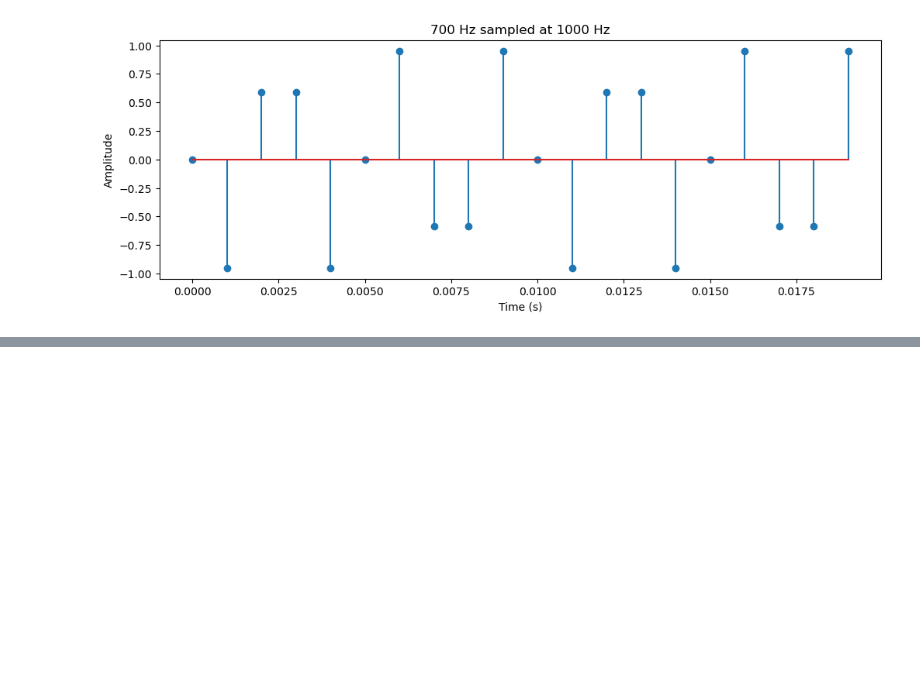
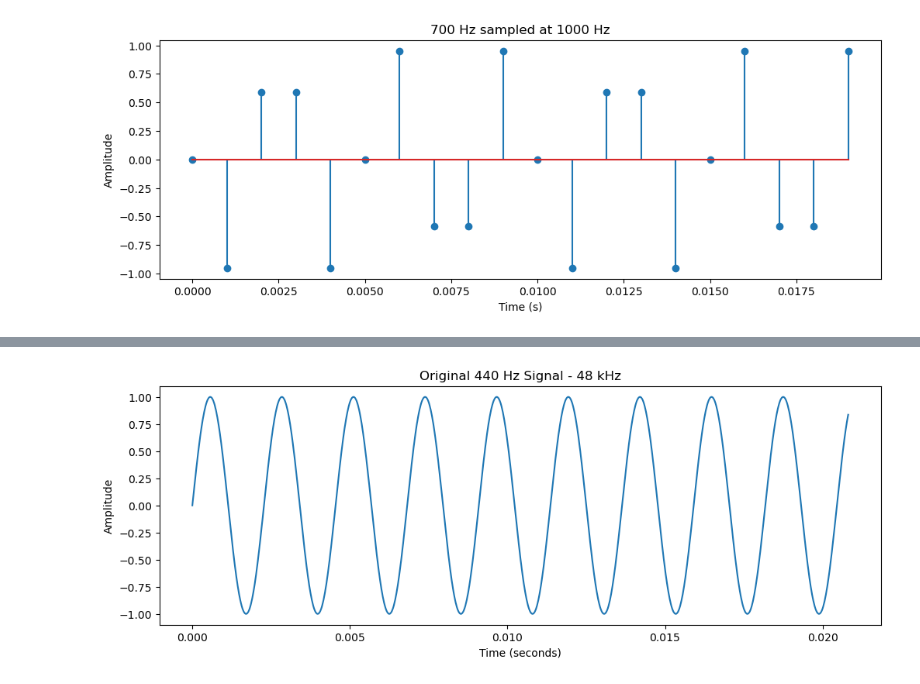
Before and after one commit to ZoroZoro95/Audio-For-ML, a Jupyter notebook: 5_General_theory_and_observations/Resampling_and_AntiAliasing_Filter.ipynb, the cells around one changed output, grey strips where cells are left out. Cells and saved outputs as stored; diff of their text form; code cells hidden in the pictures; blank space fills up the shorter version.

Commit message:
new chapter : anti-aliasing filter and resampling

```diff
--- a/5_General_theory_and_observations/Resampling_and_AntiAliasing_Filter.ipynb
+++ b/5_General_theory_and_observations/Resampling_and_AntiAliasing_Filter.ipynb
@@ -56,0 +309,88 @@ Nyquist frequency: 500.0
+# %%
+import numpy as np
+
+import matplotlib.pyplot as plt
+
+import librosa
+
+original_sr = 48000
+target_sr = 16000
+
+duration = 1.0
+frequency = 440
+
+N = int(original_sr * duration)
+
+time = np.arange(N) / original_sr
+
+signal = np.sin(
+    2 * np.pi * frequency * time
+)
+
+print("Original sample rate:", original_sr)
+print("Original samples:", len(signal))
+print(
+    "Original duration:",
+    len(signal) / original_sr
+)
+
+#resampling the signal to a 16khz signal
+
+resampled_signal = librosa.resample(
+    signal,
+    orig_sr=original_sr,
+    target_sr=target_sr
+)
+
+print()
+
+print("New sample rate:", target_sr)
+print("New samples:", len(resampled_signal))
+print(
+    "New duration:",
+    len(resampled_signal) / target_sr
+)
+
+# --------------------------------------------------
+# Time axis for new signal
+# --------------------------------------------------
+
+new_time = (
+    np.arange(len(resampled_signal))
+    / target_sr
+)
+
+# --------------------------------------------------
+# Plot original
+# --------------------------------------------------
+
+plt.figure(figsize=(12, 4))
+
+plt.plot(
+    time[:1000],
+    signal[:1000]
+)
+
+plt.title("Original 440 Hz Signal - 48 kHz")
+plt.xlabel("Time (seconds)")
+plt.ylabel("Amplitude")
+
+plt.show()
+
+# --------------------------------------------------
+# Plot resampled
+# --------------------------------------------------
+
+plt.figure(figsize=(12, 4))
+
+plt.plot(
+    new_time[:350],
+    resampled_signal[:350]
+)
+
+plt.title("Resampled 440 Hz Signal - 16 kHz")
+plt.xlabel("Time (seconds)")
+plt.ylabel("Amplitude")
+
+plt.show()
+# %% [output]
@@ -56,0 +404 @@ Nyquist frequency: 500.0
+[figure, added]
```
Also changed, not shown: parts of 7 cells of this notebook.
